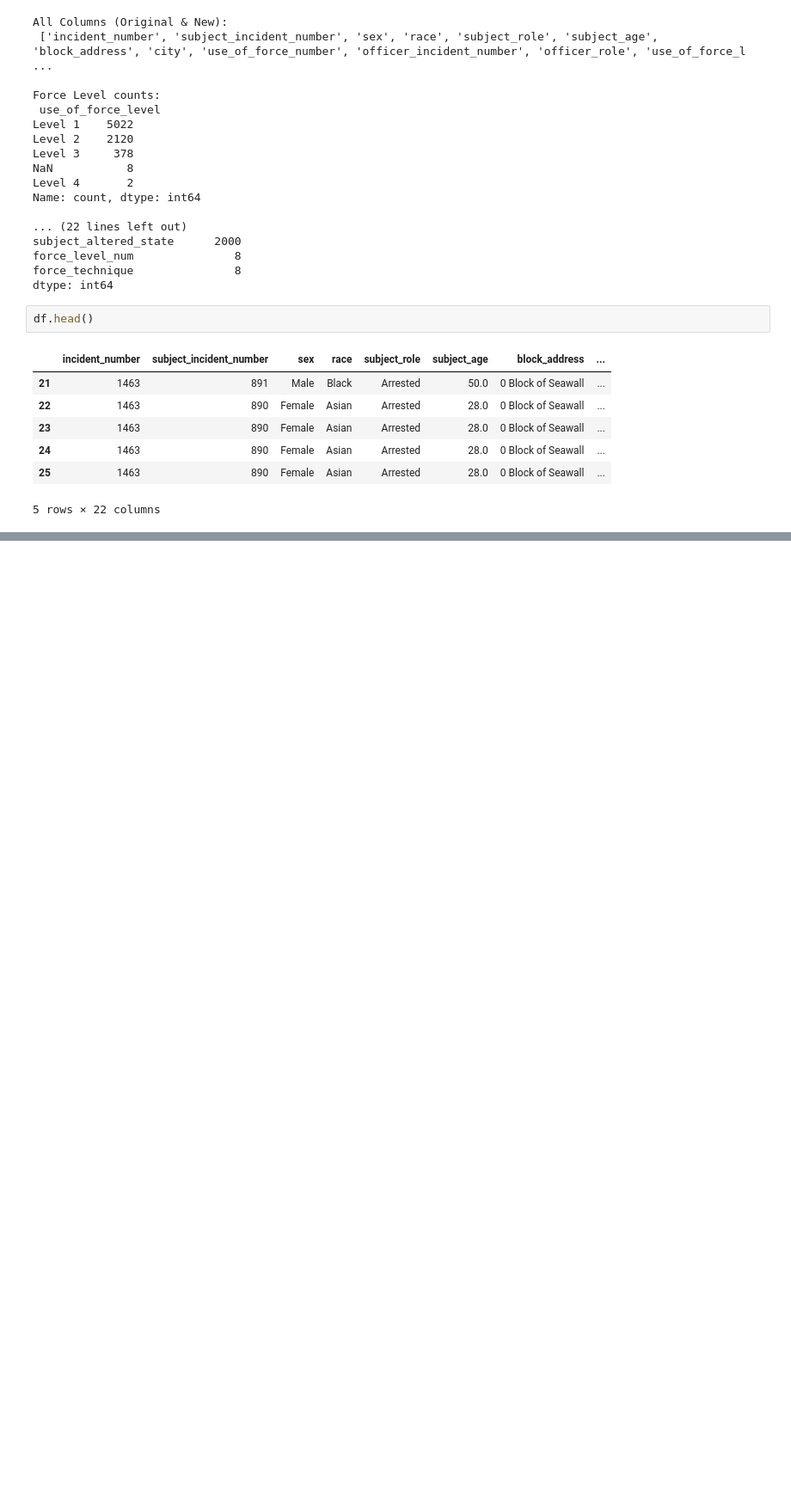
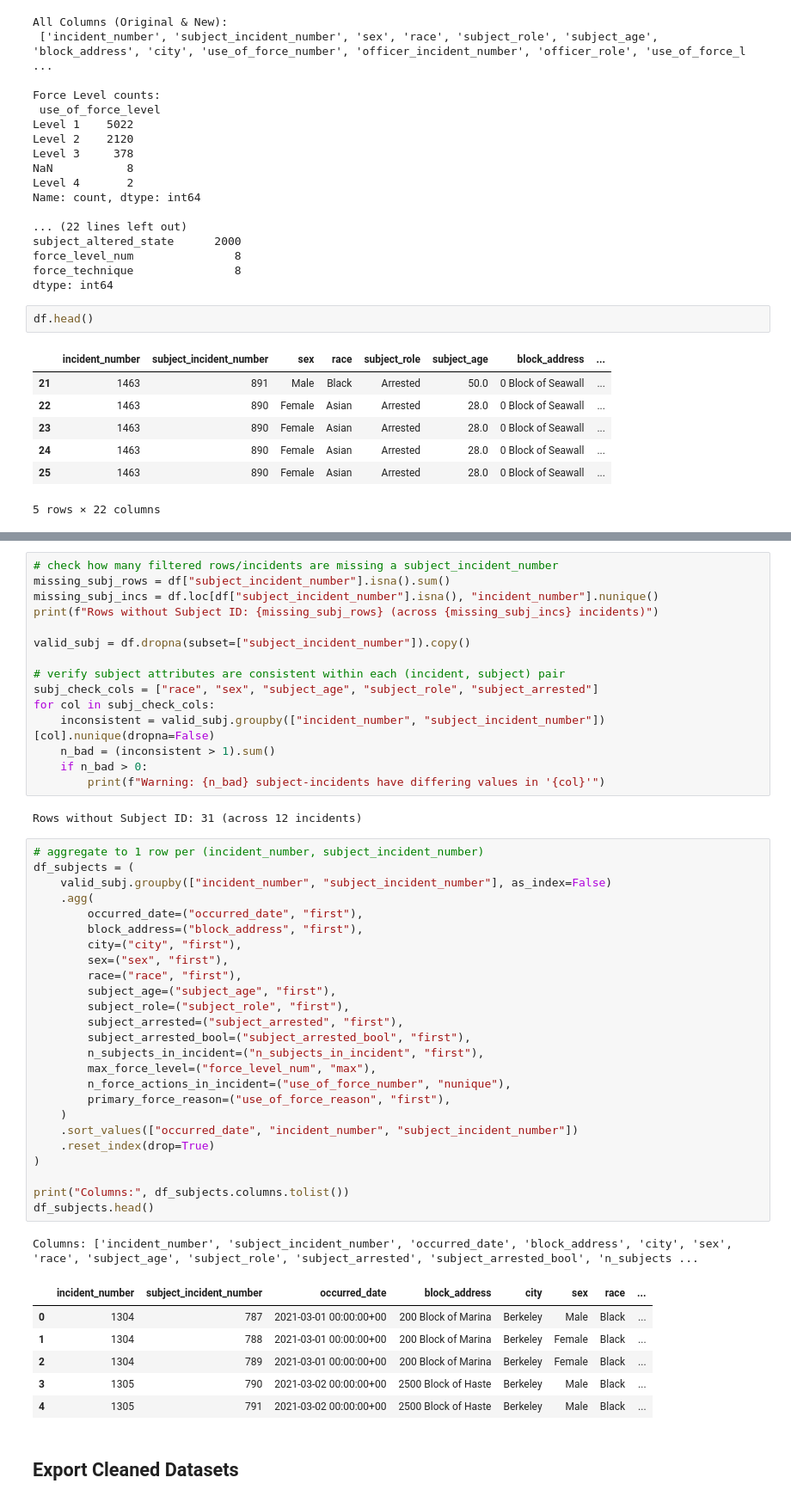
Before and after one commit to UCB-stat159-f26/final-project-team-27, a Jupyter notebook: scripts/force_data_processing.ipynb, the cells around one changed output, grey strips where cells are left out. Shown at 86% size. Cells and saved outputs as stored; diff of their text form; blank space fills up the shorter version.

Commit message:
resolve long-format force data into separate  action and subject-level datasets

```diff
--- a/scripts/force_data_processing.ipynb
+++ b/scripts/force_data_processing.ipynb
@@ -152,0 +223,52 @@ df.head()
+# %%
+# check how many filtered rows/incidents are missing a subject_incident_number
+missing_subj_rows = df["subject_incident_number"].isna().sum()
+missing_subj_incs = df.loc[df["subject_incident_number"].isna(), "incident_number"].nunique()
+print(f"Rows without Subject ID: {missing_subj_rows} (across {missing_subj_incs} incidents)")
+
+valid_subj = df.dropna(subset=["subject_incident_number"]).copy()
+
+# verify subject attributes are consistent within each (incident, subject) pair
+subj_check_cols = ["race", "sex", "subject_age", "subject_role", "subject_arrested"]
+for col in subj_check_cols:
+    inconsistent = valid_subj.groupby(["incident_number", "subject_incident_number"])[col].nunique(dropna=False)
+    n_bad = (inconsistent > 1).sum()
+    if n_bad > 0:
+        print(f"Warning: {n_bad} subject-incidents have differing values in '{col}'")
+# %% [output]
+Rows without Subject ID: 31 (across 12 incidents)
+# %%
+# aggregate to 1 row per (incident_number, subject_incident_number)
+df_subjects = (
+    valid_subj.groupby(["incident_number", "subject_incident_number"], as_index=False)
+    .agg(
+        occurred_date=("occurred_date", "first"),
+        block_address=("block_address", "first"),
+        city=("city", "first"),
+        sex=("sex", "first"),
+        race=("race", "first"),
+        subject_age=("subject_age", "first"),
+        subject_role=("subject_role", "first"),
+        subject_arrested=("subject_arrested", "first"),
+        subject_arrested_bool=("subject_arrested_bool", "first"),
+        n_subjects_in_incident=("n_subjects_in_incident", "first"),
+        max_force_level=("force_level_num", "max"),
+        n_force_actions_in_incident=("use_of_force_number", "nunique"),
+        primary_force_reason=("use_of_force_reason", "first"),
+    )
+    .sort_values(["occurred_date", "incident_number", "subject_incident_number"])
+    .reset_index(drop=True)
+)
+
+print("Columns:", df_subjects.columns.tolist())
+df_subjects.head()
+# %% [output]
+Columns: ['incident_number', 'subject_incident_number', 'occurred_date', 'block_address', 'city', 'sex', 'race', 'subject_age', 'subject_role', 'subject_arrested', 'subject_arrested_bool', 'n_subjects ...
+|  | incident_number | subject_incident_number | occurred_date | block_address | city | sex | race | ... |
+| 0 | 1304 | 787 | 2021-03-01 00:00:00+00 | 200 Block of Marina | Berkeley | Male | Black | ... |
+| 1 | 1304 | 788 | 2021-03-01 00:00:00+00 | 200 Block of Marina | Berkeley | Female | Black | ... |
+| 2 | 1304 | 789 | 2021-03-01 00:00:00+00 | 200 Block of Marina | Berkeley | Female | Black | ... |
+| 3 | 1305 | 790 | 2021-03-02 00:00:00+00 | 2500 Block of Haste | Berkeley | Male | Black | ... |
+| 4 | 1305 | 791 | 2021-03-02 00:00:00+00 | 2500 Block of Haste | Berkeley | Male | Black | ... |
+# %% [markdown]
+## Export Cleaned Datasets
```
Also changed, not shown: parts of 7 cells of this notebook, 3 other files.
